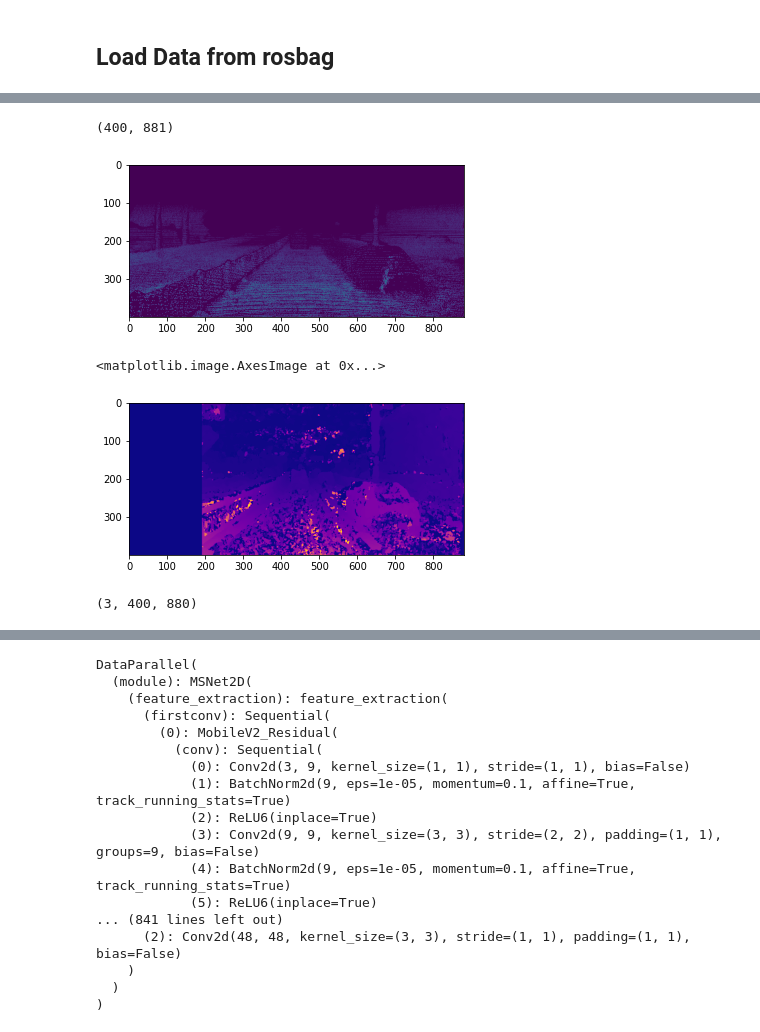
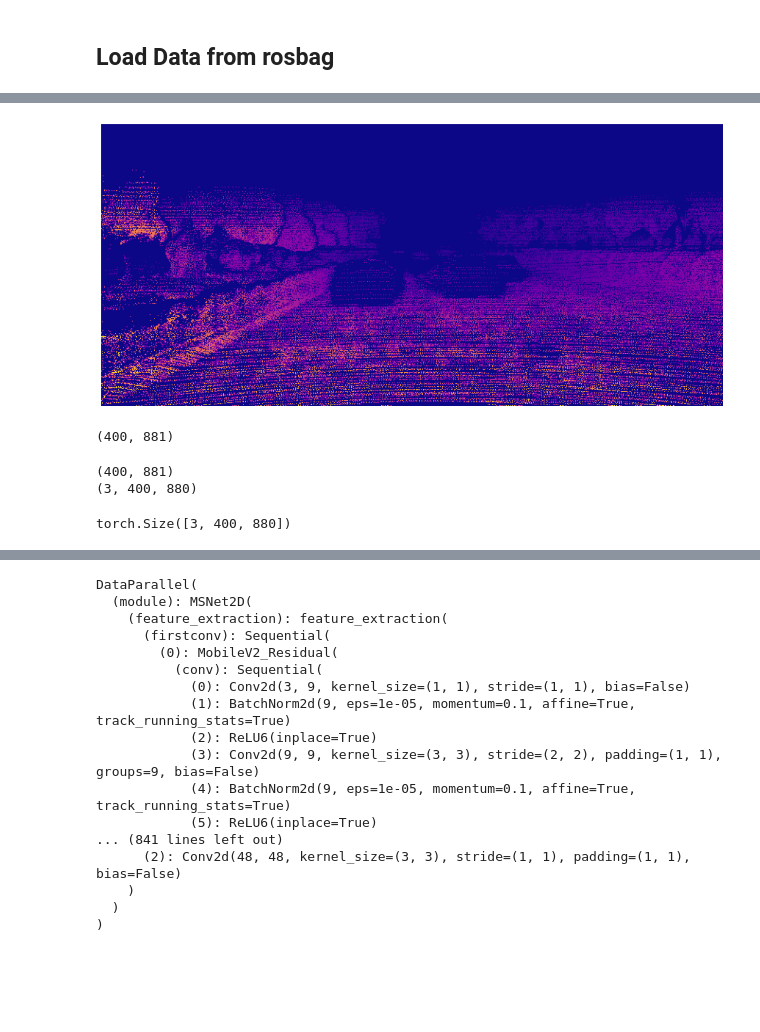
Before and after one commit to lhy0807/stereo_pl_nav, a Jupyter notebook: scripts/voxelstereonet/test_ds.ipynb, the cells around one changed output, grey strips where cells are left out. Cells and saved outputs as stored; diff of their text form; code cells hidden in the pictures; blank space fills up the shorter version.

```diff
--- a/scripts/voxelstereonet/test_ds.ipynb
+++ b/scripts/voxelstereonet/test_ds.ipynb
@@ -65,22 +71,16 @@ plt.show()
 # %%
-plt.imshow(disparity)
+display_image_in_actual_size(disparity, f"/home/chris/Desktop/voxelnet-images/disp-{data_index}.png")
 print(disparity.shape)
 # %% [output]
+[figure, new version]
 (400, 881)
-[figure, old version]
-# %%
-stereo = cv2.StereoSGBM_create(numDisparities=192, blockSize=11)
-sgbm_disparity = stereo.compute(cv2.cvtColor(np.asarray(left_img), cv2.COLOR_BGR2GRAY),cv2.cvtColor(np.asarray(right_img), cv2.COLOR_BGR2GRAY))
-plt.imshow(sgbm_disparity,'plasma')
-# %% [output]
-<matplotlib.image.AxesImage at 0x...>
-[figure, removed]
 # %%
 w, h = left_img.size
 crop_w, crop_h = 880, 400
 
 left_img = left_img.crop((w - crop_w, h - crop_h, w, h))
 right_img = right_img.crop((w - crop_w, h - crop_h, w, h))
+print(disparity.shape)
 disparity = disparity[h - crop_h:h, w - crop_w: w]
 
 depth_rgb = np.transpose(np.asarray(left_img)[:, :, :3], (2, 0, 1))
@@ -90,7 +90,12 @@ processed = get_transform()
 left_img = processed(left_img)
 right_img = processed(right_img)
 # %% [output]
+(400, 881)
 (3, 400, 880)
+# %%
+left_img.shape
+# %% [output]
+torch.Size([3, 400, 880])
 # %%
 plt.imshow(disparity)
 disparity.shape
```
Also changed, not shown: parts of 37 cells of this notebook, 4 other files.
